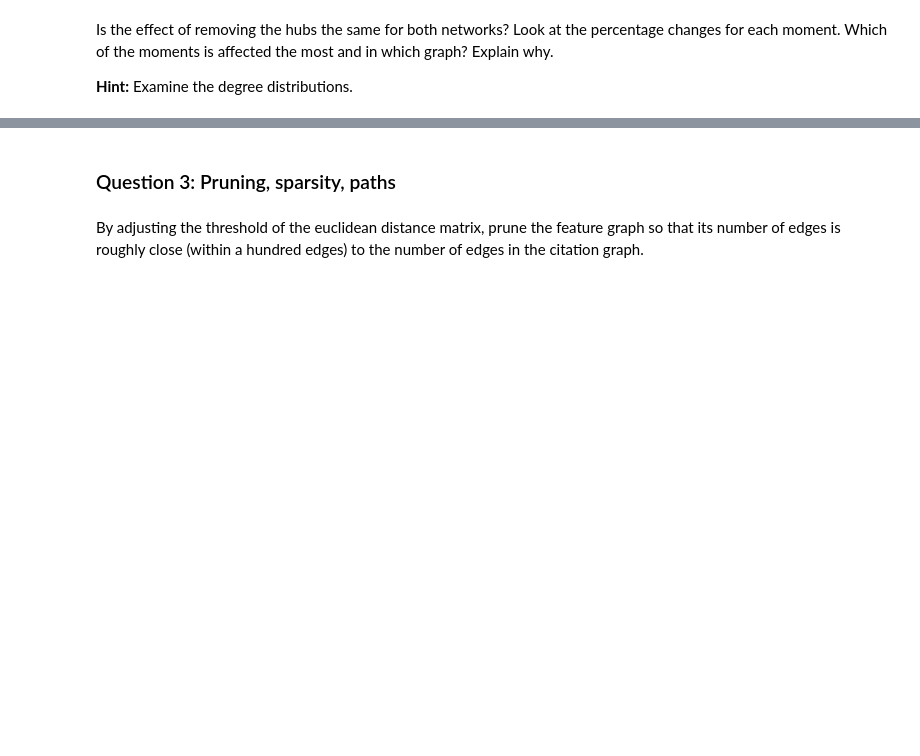
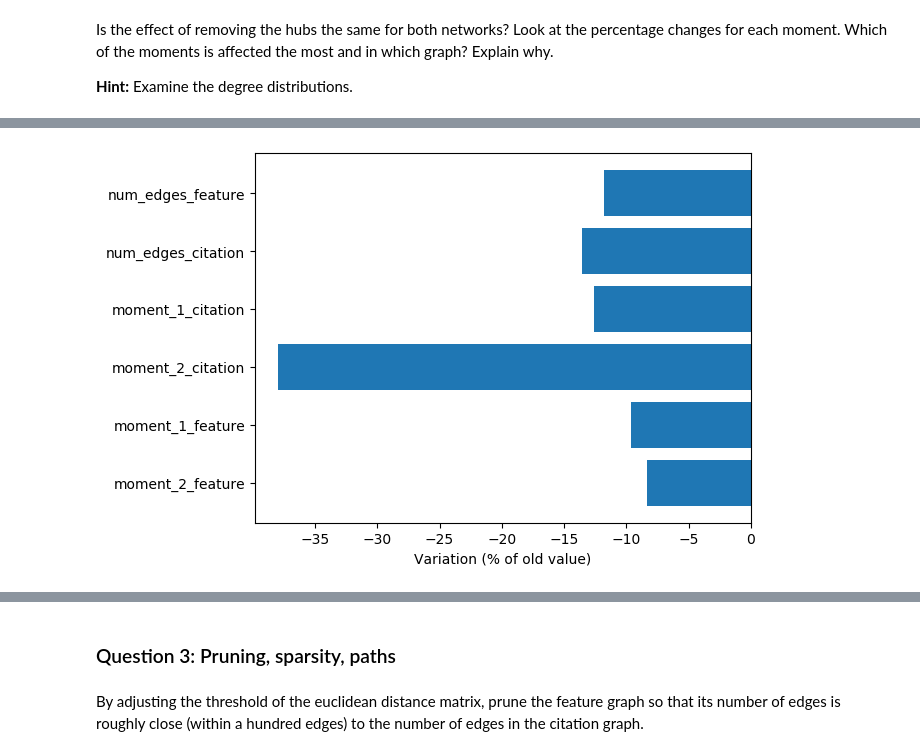
Before and after one commit to misterw97/ntds_2019, a Jupyter notebook: assignments/1_network_science.ipynb, the cells around one changed output, grey strips where cells are left out. Saved outputs shown, nothing was run; the diff lists cells and outputs as text; code cells hidden in the pictures; blank space fills up the shorter version.

```diff
--- a/assignments/1_network_science.ipynb
+++ b/assignments/1_network_science.ipynb
@@ -270,0 +378,27 @@ Is the effect of removing the hubs the same for both networks? Look at the perce
+# %%
+def show_variation(old_value, new_value, name = 'feature'):
+    variation = (new_value-old_value)/old_value*100
+    #print('{} varied by {}%'.format(name, variation))
+    return name, variation
+variations_params = [
+    (num_edges_feature, num_edges_reduced_feature, 'num_edges_feature'),
+    (num_edges_citation, num_edges_reduced_citation, 'num_edges_citation'),
+    (cit_moment_1, reduced_cit_moment_1, 'moment_1_citation'),
+    (cit_moment_2, reduced_cit_moment_2, 'moment_2_citation'),
+    (feat_moment_1, reduced_feat_moment_1, 'moment_1_feature'),
+    (feat_moment_2, reduced_feat_moment_2, 'moment_2_feature')
+]
+variations = [show_variation(a,b,c) for a,b,c in variations_params]
+x, heights = unzip(variations)
+
+plt.rcdefaults()
+fig, ax = plt.subplots()
+y_pos = np.arange(len(x))
+ax.barh(y_pos, heights, align='center')
+ax.set_yticks(y_pos)
+ax.set_yticklabels(x)
+ax.invert_yaxis()  # labels read top-to-bottom
+ax.set_xlabel('Variation (% of old value)')
+plt.show()
+# %% [output]
+[figure, added]
```
Also changed, not shown: parts of 48 cells of this notebook.
